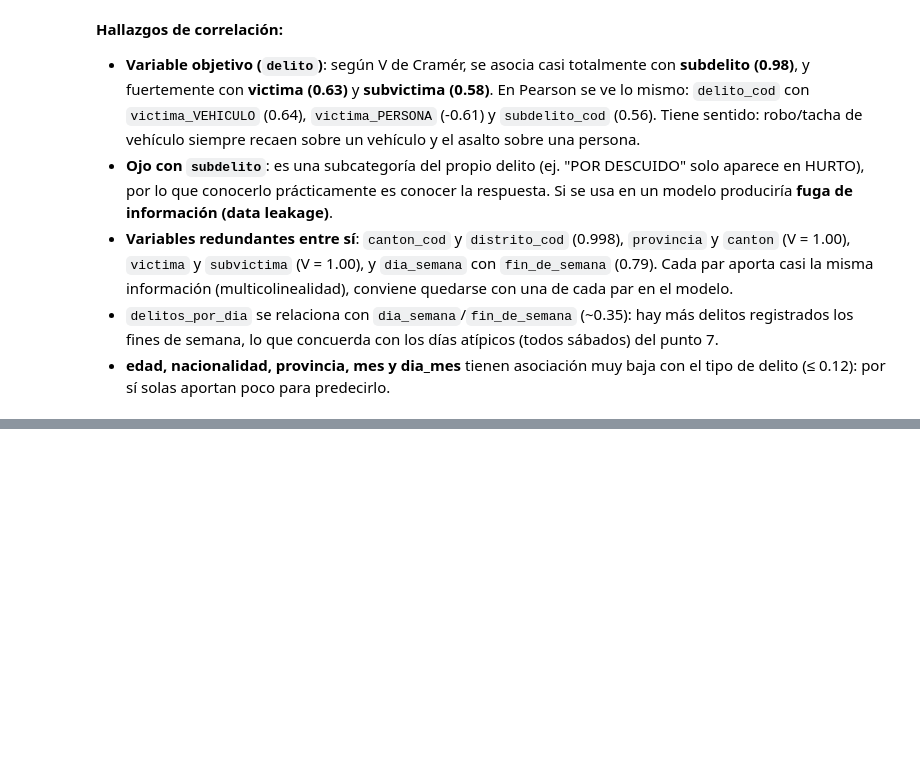
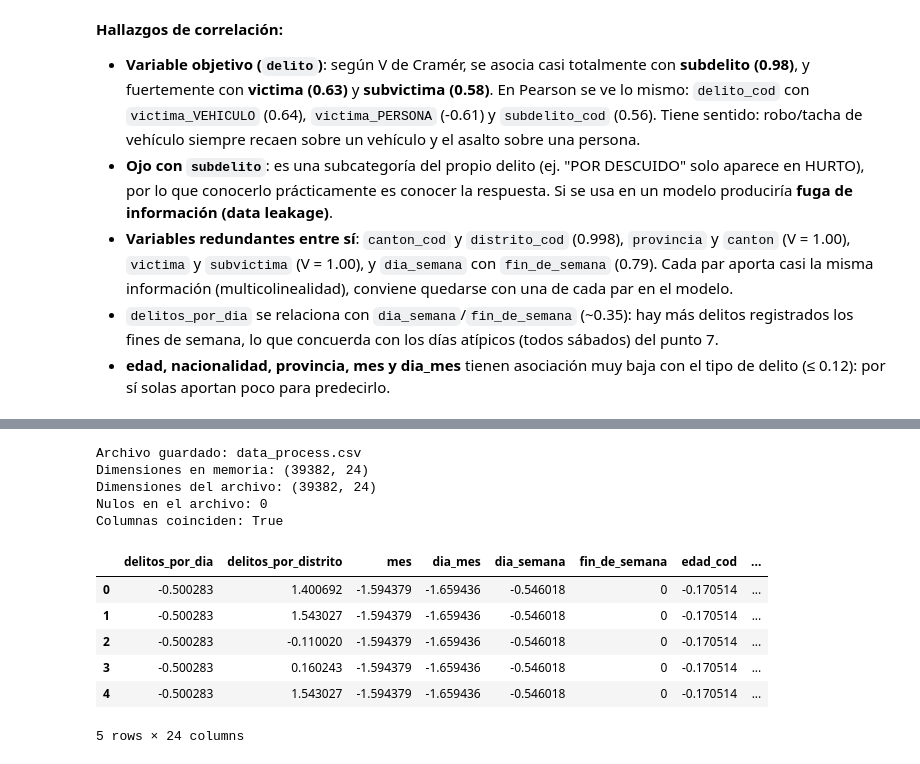
Before and after one commit to JohnArayaE/lab4-mineria-datos, a Jupyter notebook: lab4_IC2025.ipynb, the cells around one changed output, grey strips where cells are left out. Cells and saved outputs as stored; diff of their text form; code cells hidden in the pictures; blank space fills up the shorter version.

```diff
--- a/lab4_IC2025.ipynb
+++ b/lab4_IC2025.ipynb
@@ -782,0 +905,25 @@ plt.show()
+# %%
+# Guardar el dataset procesado
+df_esc.to_csv("data_process.csv", index=False, encoding="utf-8")
+
+# Verificación: leer el archivo guardado y comparar con el DataFrame en memoria
+df_verificacion = pd.read_csv("data_process.csv")
+print("Archivo guardado: data_process.csv")
+print("Dimensiones en memoria:", df_esc.shape)
+print("Dimensiones del archivo:", df_verificacion.shape)
+print("Nulos en el archivo:", int(df_verificacion.isnull().sum().sum()))
+print("Columnas coinciden:", list(df_verificacion.columns) == list(df_esc.columns))
+df_verificacion.head()
+# %% [output]
+Archivo guardado: data_process.csv
+Dimensiones en memoria: (39382, 24)
+Dimensiones del archivo: (39382, 24)
+Nulos en el archivo: 0
+Columnas coinciden: True
+|  | delitos_por_dia | delitos_por_distrito | mes | dia_mes | dia_semana | fin_de_semana | edad_cod | ... |
+| 0 | -0.500283 | 1.400692 | -1.594379 | -1.659436 | -0.546018 | 0 | -0.170514 | ... |
+| 1 | -0.500283 | 1.543027 | -1.594379 | -1.659436 | -0.546018 | 0 | -0.170514 | ... |
+| 2 | -0.500283 | -0.110020 | -1.594379 | -1.659436 | -0.546018 | 0 | -0.170514 | ... |
+| 3 | -0.500283 | 0.160243 | -1.594379 | -1.659436 | -0.546018 | 0 | -0.170514 | ... |
+| 4 | -0.500283 | 1.543027 | -1.594379 | -1.659436 | -0.546018 | 0 | -0.170514 | ... |
+5 rows × 24 columns
```
Also changed, not shown: parts of 20 cells of this notebook.
